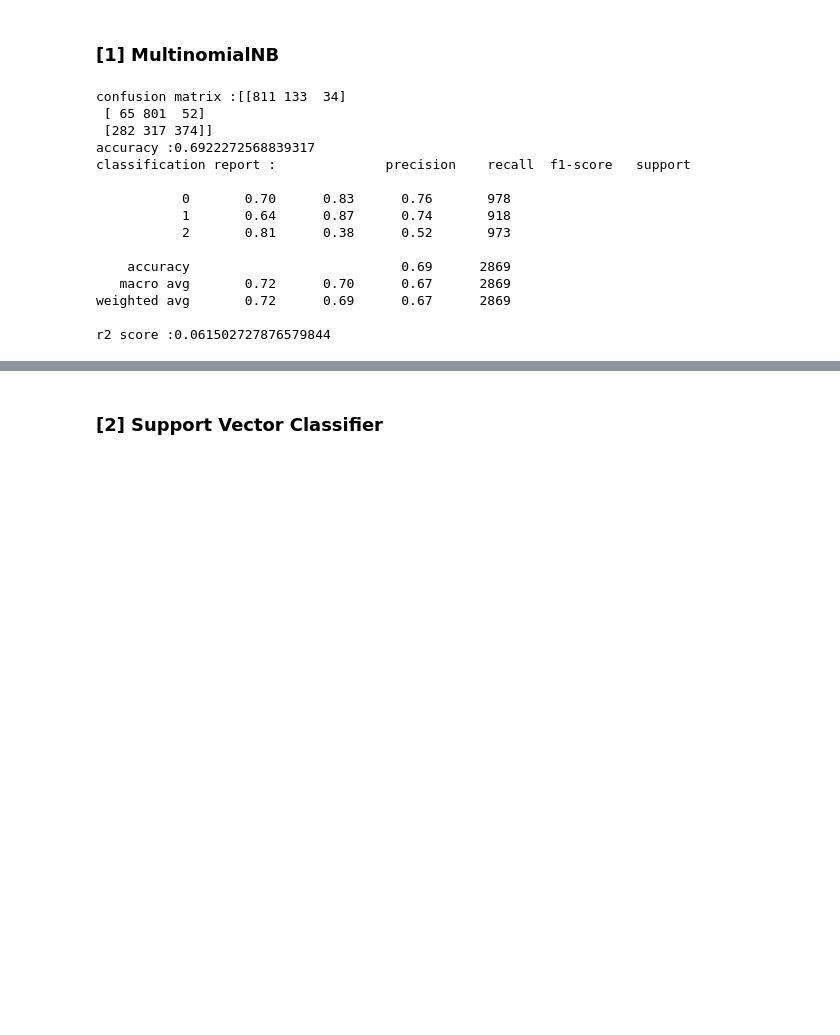
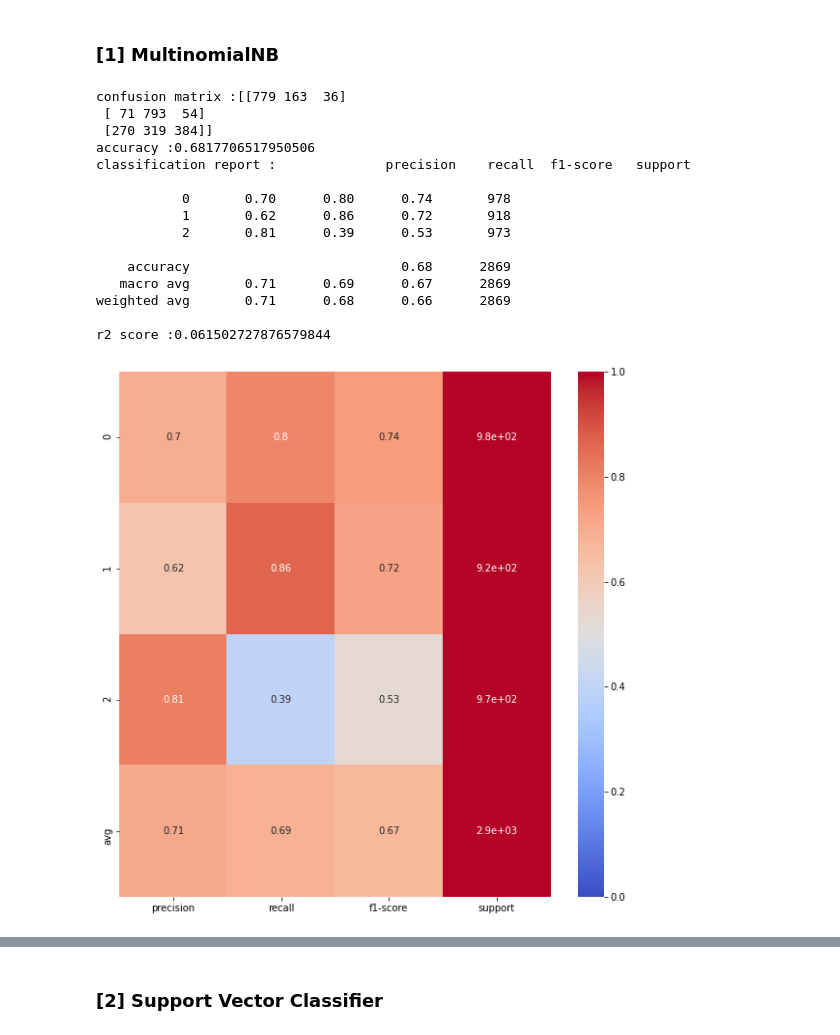
Before and after one commit to achalvats/Medical-Drugs--NLP, a Jupyter notebook: Final_Analysis_with_smote_balancing.ipynb, the cells around one changed output, grey strips where cells are left out. Drawn from its saved outputs; the diff is of its cells as text; code cells hidden in the pictures; blank space fills up the shorter version.

```diff
--- a/Final_Analysis_with_smote_balancing.ipynb
+++ b/Final_Analysis_with_smote_balancing.ipynb
@@ -498,31 +626,33 @@ array([[0.1735399 , 0.65923301, 0.16722709],
 # %%
  from sklearn.naive_bayes import MultinomialNB
 
 clfMNB = MultinomialNB()
 clfMNB.fit(X_train_bal, y_train_bal)
 predictions = clfMNB.predict(X_test_bal)
 
 
 print("confusion matrix :"+str(CN(y_test_bal, predictions)))
 print("accuracy :"+str(acc(y_test_bal, predictions)))
 print("classification report :"+str(CR(y_test_bal, predictions)))
 print("r2 score :"+str(r2(y_test_bal, predictions)))
+plot_classification_report(y_test_bal, predictions)
 # %% [output]
-confusion matrix :[[811 133  34]
- [ 65 801  52]
- [282 317 374]]
-accuracy :0.6922272568839317
+confusion matrix :[[779 163  36]
+ [ 71 793  54]
+ [270 319 384]]
+accuracy :0.6817706517950506
 classification report :              precision    recall  f1-score   support
 
-           0       0.70      0.83      0.76       978
-           1       0.64      0.87      0.74       918
-           2       0.81      0.38      0.52       973
+           0       0.70      0.80      0.74       978
+           1       0.62      0.86      0.72       918
+           2       0.81      0.39      0.53       973
 
-    accuracy                           0.69      2869
-   macro avg       0.72      0.70      0.67      2869
-weighted avg       0.72      0.69      0.67      2869
+    accuracy                           0.68      2869
+   macro avg       0.71      0.69      0.67      2869
+weighted avg       0.71      0.68      0.66      2869
 
 r2 score :0.061502727876579844
+[figure, added]
 # %%
 predictionsMNB = clfMNB.predict_proba(X_test_bal)
 print ("logloss: %0.3f " % multiclass_logloss(y_test_bal, predictionsMNB))
```
Also changed, not shown: parts of 41 cells of this notebook.
